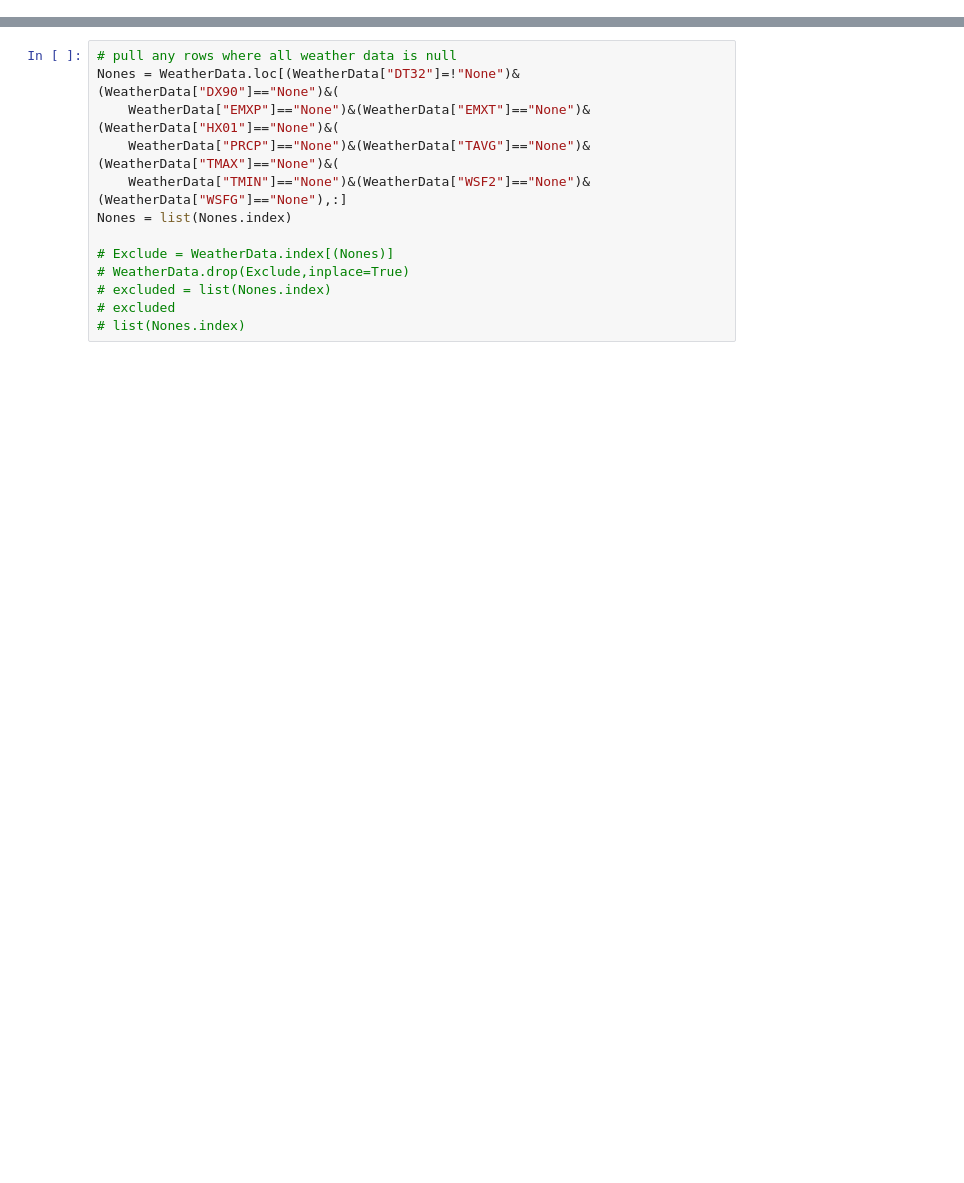
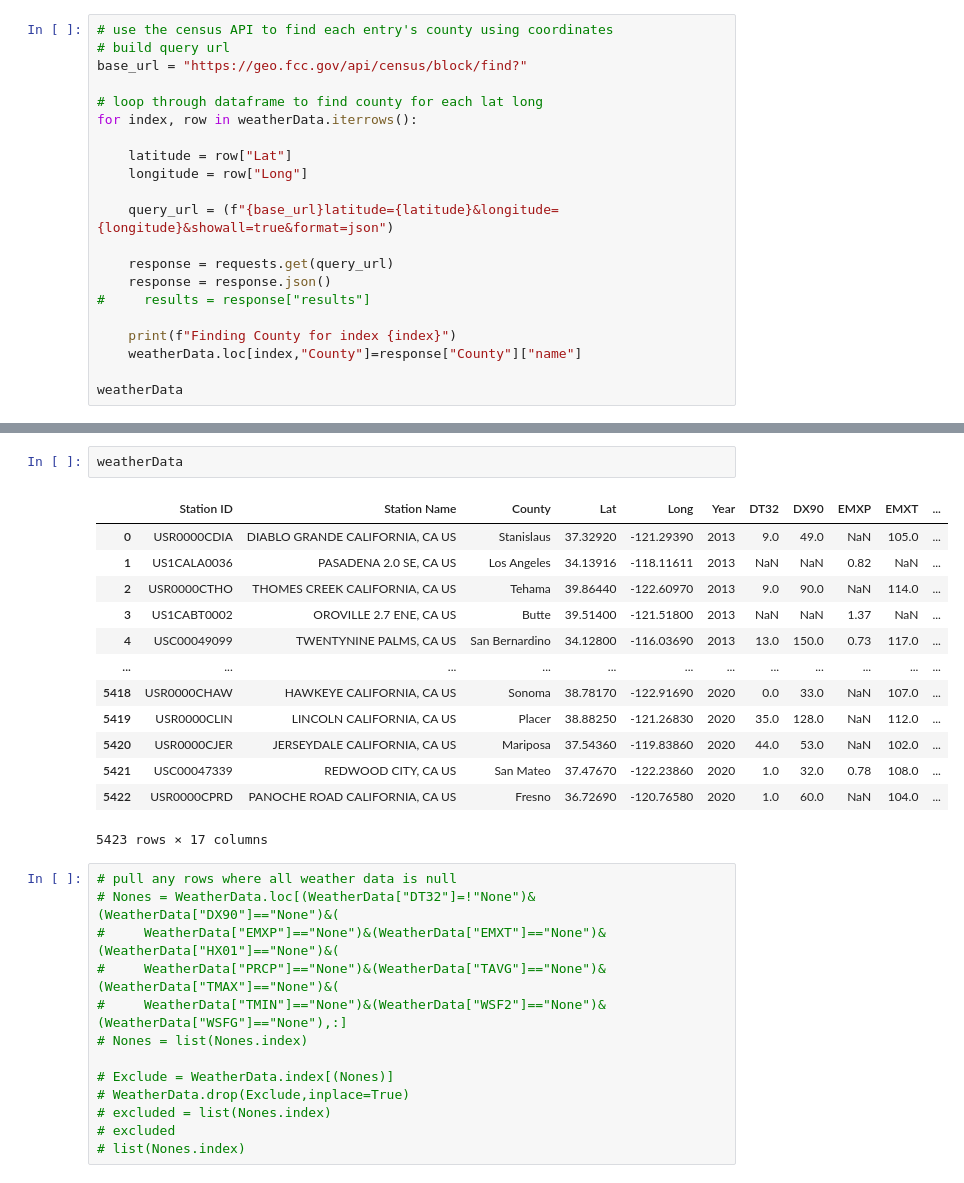
Before and after one commit to bre-sew/Wildfire-Project, a Jupyter notebook: Cleaning-Weather-Data.ipynb, the cells around one changed output, grey strips where cells are left out. Cells and saved outputs as stored; diff of their text form; blank space fills up the shorter version.

```diff
--- a/Cleaning-Weather-Data.ipynb
+++ b/Cleaning-Weather-Data.ipynb
@@ -72,0 +87,21 @@ WeatherData
+# %%
+# use the census API to find each entry's county using coordinates
+# build query url
+base_url = "https://geo.fcc.gov/api/census/block/find?"
+
+# loop through dataframe to find county for each lat long
+for index, row in weatherData.iterrows():
+
+    latitude = row["Lat"]
+    longitude = row["Long"]
+
+    query_url = (f"{base_url}latitude={latitude}&longitude={longitude}&showall=true&format=json")
+
+    response = requests.get(query_url)
+    response = response.json()
+#     results = response["results"]
+
+    print(f"Finding County for index {index}")
+    weatherData.loc[index,"County"]=response["County"]["name"]
+
+weatherData
@@ -73,10 +151,26 @@ WeatherData
+# %%
+weatherData
+# %% [output]
+|  | Station ID | Station Name | County | Lat | Long | Year | DT32 | DX90 | EMXP | EMXT | ... |
+| 0 | USR0000CDIA | DIABLO GRANDE CALIFORNIA, CA US | Stanislaus | 37.32920 | -121.29390 | 2013 | 9.0 | 49.0 | NaN | 105.0 | ... |
+| 1 | US1CALA0036 | PASADENA 2.0 SE, CA US | Los Angeles | 34.13916 | -118.11611 | 2013 | NaN | NaN | 0.82 | NaN | ... |
+| 2 | USR0000CTHO | THOMES CREEK CALIFORNIA, CA US | Tehama | 39.86440 | -122.60970 | 2013 | 9.0 | 90.0 | NaN | 114.0 | ... |
+| 3 | US1CABT0002 | OROVILLE 2.7 ENE, CA US | Butte | 39.51400 | -121.51800 | 2013 | NaN | NaN | 1.37 | NaN | ... |
+| 4 | USC00049099 | TWENTYNINE PALMS, CA US | San Bernardino | 34.12800 | -116.03690 | 2013 | 13.0 | 150.0 | 0.73 | 117.0 | ... |
+| ... | ... | ... | ... | ... | ... | ... | ... | ... | ... | ... | ... |
+| 5418 | USR0000CHAW | HAWKEYE CALIFORNIA, CA US | Sonoma | 38.78170 | -122.91690 | 2020 | 0.0 | 33.0 | NaN | 107.0 | ... |
+| 5419 | USR0000CLIN | LINCOLN CALIFORNIA, CA US | Placer | 38.88250 | -121.26830 | 2020 | 35.0 | 128.0 | NaN | 112.0 | ... |
+| 5420 | USR0000CJER | JERSEYDALE CALIFORNIA, CA US | Mariposa | 37.54360 | -119.83860 | 2020 | 44.0 | 53.0 | NaN | 102.0 | ... |
+| 5421 | USC00047339 | REDWOOD CITY, CA US | San Mateo | 37.47670 | -122.23860 | 2020 | 1.0 | 32.0 | 0.78 | 108.0 | ... |
+| 5422 | USR0000CPRD | PANOCHE ROAD CALIFORNIA, CA US | Fresno | 36.72690 | -120.76580 | 2020 | 1.0 | 60.0 | NaN | 104.0 | ... |
+5423 rows × 17 columns
 # %%
 # pull any rows where all weather data is null
-Nones = WeatherData.loc[(WeatherData["DT32"]=!"None")&(WeatherData["DX90"]=="None")&(
-    WeatherData["EMXP"]=="None")&(WeatherData["EMXT"]=="None")&(WeatherData["HX01"]=="None")&(
-    WeatherData["PRCP"]=="None")&(WeatherData["TAVG"]=="None")&(WeatherData["TMAX"]=="None")&(
-    WeatherData["TMIN"]=="None")&(WeatherData["WSF2"]=="None")&(WeatherData["WSFG"]=="None"),:]
-Nones = list(Nones.index)
+# Nones = WeatherData.loc[(WeatherData["DT32"]=!"None")&(WeatherData["DX90"]=="None")&(
+#     WeatherData["EMXP"]=="None")&(WeatherData["EMXT"]=="None")&(WeatherData["HX01"]=="None")&(
+#     WeatherData["PRCP"]=="None")&(WeatherData["TAVG"]=="None")&(WeatherData["TMAX"]=="None")&(
+#     WeatherData["TMIN"]=="None")&(WeatherData["WSF2"]=="None")&(WeatherData["WSFG"]=="None"),:]
+# Nones = list(Nones.index)
 
 # Exclude = WeatherData.index[(Nones)]
 # WeatherData.drop(Exclude,inplace=True)
```
Also changed, not shown: parts of 12 cells of this notebook, 1 other file.
